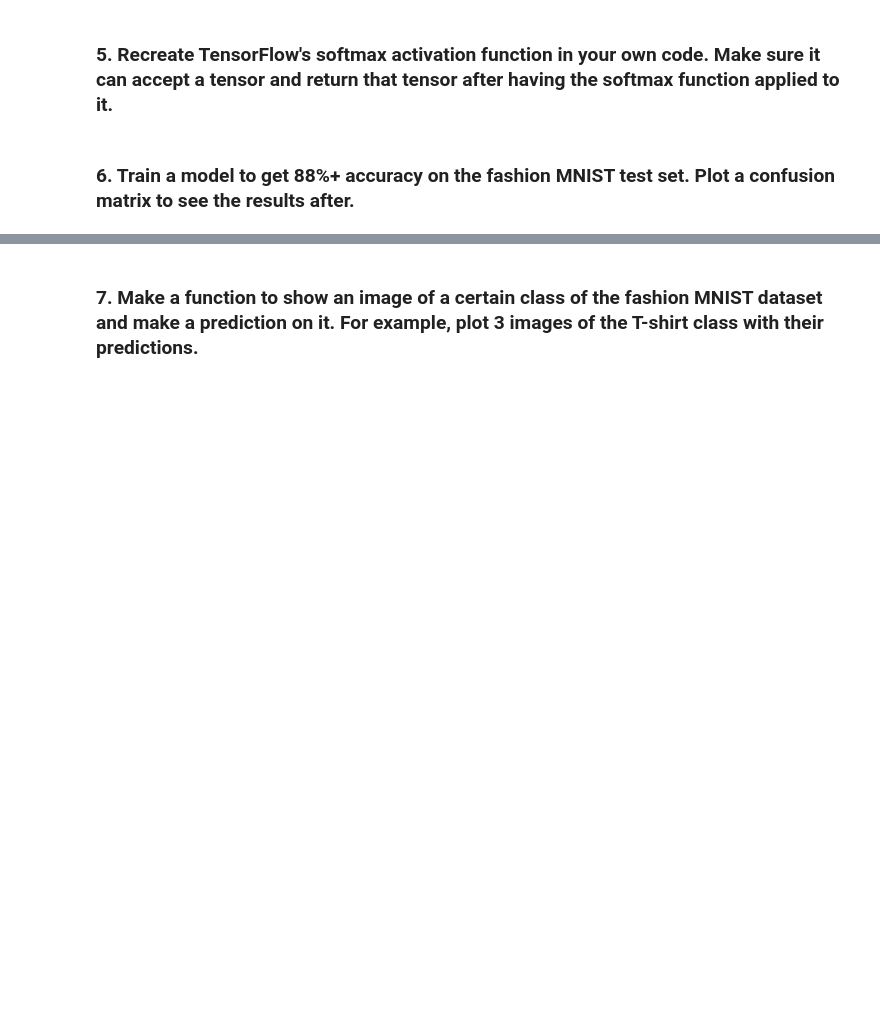
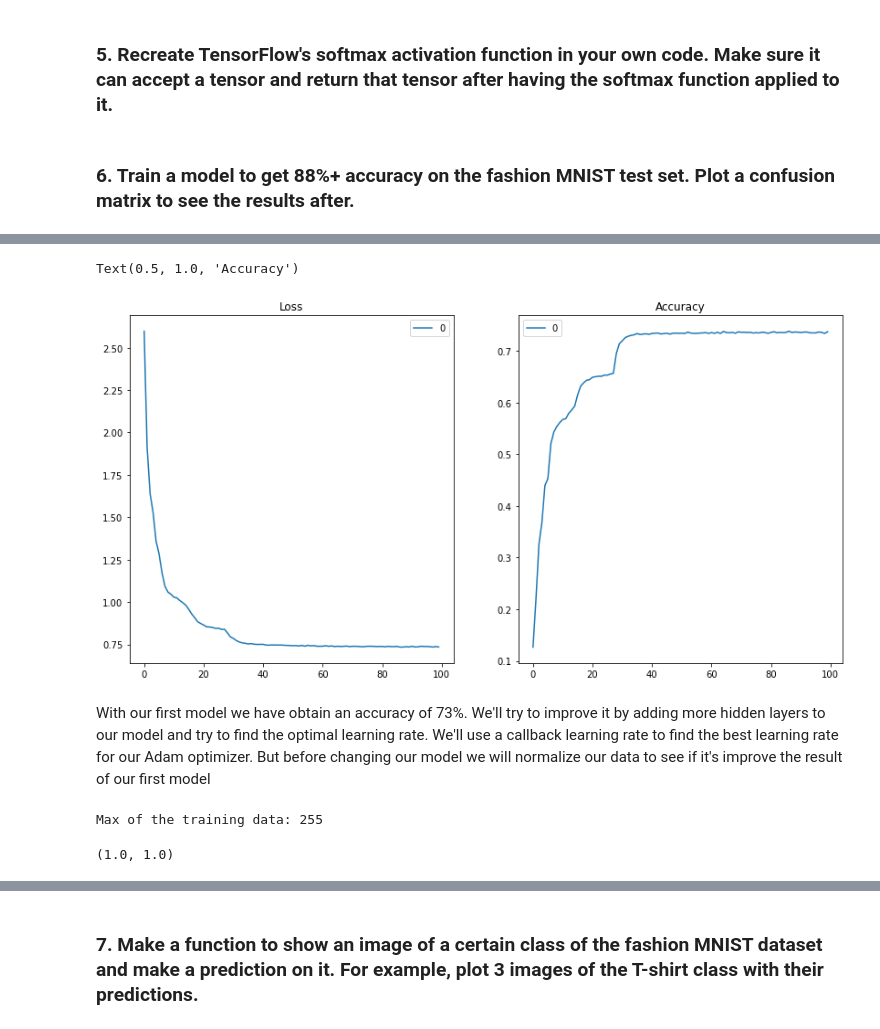
Before and after one commit to danchaud-vincent/tensorflow-deep-learning, a Jupyter notebook: exercices-solutions/02-Neural_Network_For_Classification_problem_Exercices.ipynb, the cells around one changed output, grey strips where cells are left out. Drawn from its saved outputs; the diff is of its cells as text; code cells hidden in the pictures; blank space fills up the shorter version.

Commit message:
normalize data

```diff
--- a/exercices-solutions/02-Neural_Network_For_Classification_problem_Exercices.ipynb
+++ b/exercices-solutions/02-Neural_Network_For_Classification_problem_Exercices.ipynb
@@ -551,0 +561,19 @@ def softmax(y_pred):
+# %%
+# model_mnist_1
+tf.random.set_seed(42)
+
+# create a model
+model_mnist_1 = tf.keras.Sequential([
+    tf.keras.layers.Flatten(input_shape=(28,28)),
+    tf.keras.layers.Dense(6,activation="relu"),
+    tf.keras.layers.Dense(6,activation="relu"),
+    tf.keras.layers.Dense(10,activation="softmax")
+])
+
+# compile
+model_mnist_1.compile(loss = tf.keras.losses.SparseCategoricalCrossentropy(),
+                      optimizer = tf.keras.optimizers.Adam(),
+                      metrics = ["accuracy"])
+
+# Fit
+history_mnist_1 = model_mnist_1.fit(train_data,train_labels,epochs = 100)
@@ -551,0 +604,29 @@ def softmax(y_pred):
+# %%
+# plot loss curves
+fig, axes = plt.subplots(1,2,figsize =(14,7))
+pd.DataFrame(history_mnist_1.history["loss"]).plot(ax = axes[0])
+axes[0].set_title("Loss")
+pd.DataFrame(history_mnist_1.history["accuracy"]).plot(ax = axes[1])
+axes[1].set_title("Accuracy")
+# %% [output]
+Text(0.5, 1.0, 'Accuracy')
+[figure, added]
+# %% [markdown]
+With our first model we have obtain an accuracy of 73%. We'll try to improve it by adding more hidden layers to our model and try to find the optimal learning rate. We'll use a callback learning rate to find the best learning rate for our Adam optimizer. But before changing our model we will normalize our data to see if it's improve the result of our first model
+# %%
+# Max of the training data
+
+max_data = train_data.max()
+
+print("Max of the training data:",max_data)
+# %% [output]
+Max of the training data: 255
+# %%
+# Normalize
+
+train_data_normalized = train_data / train_data.max()
+test_data_normalized = test_data / train_data.max()
+
+train_data_normalized.max(), test_data_normalized.max()
+# %% [output]
+(1.0, 1.0)
```
Also changed, not shown: parts of 9 cells of this notebook.
